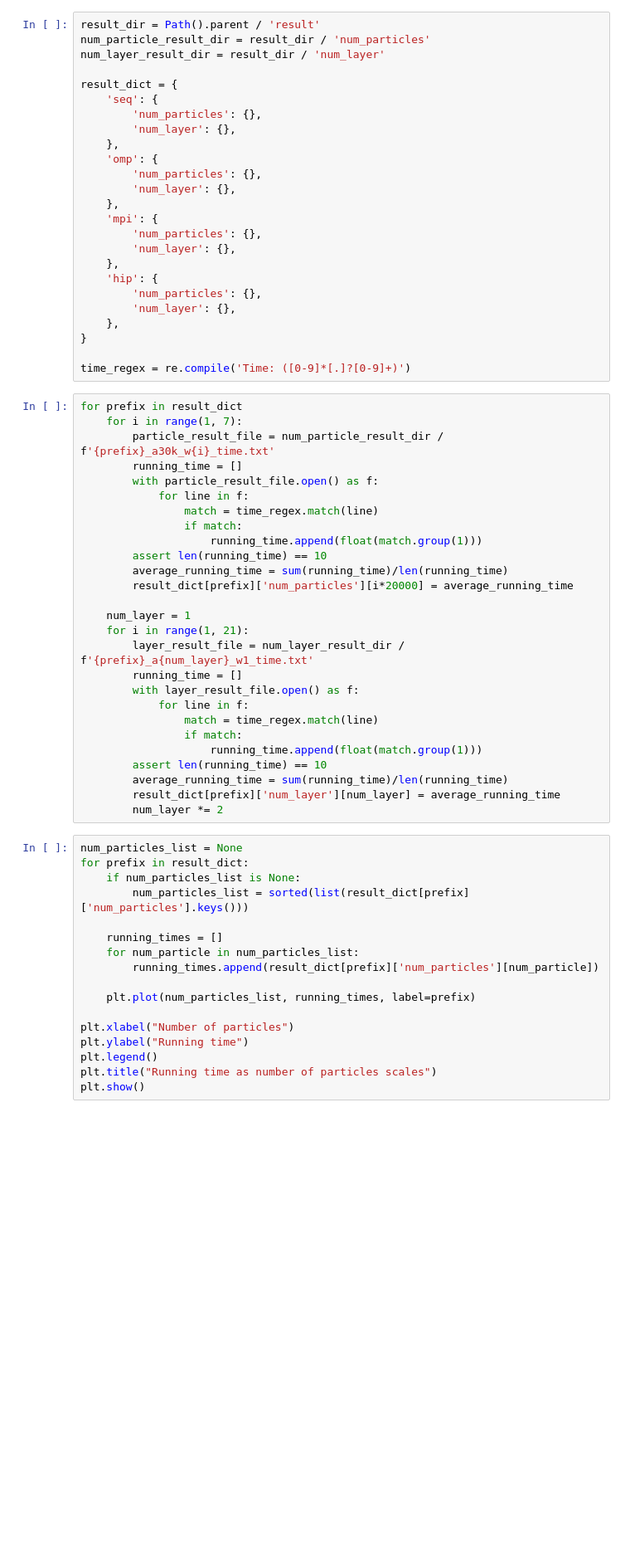
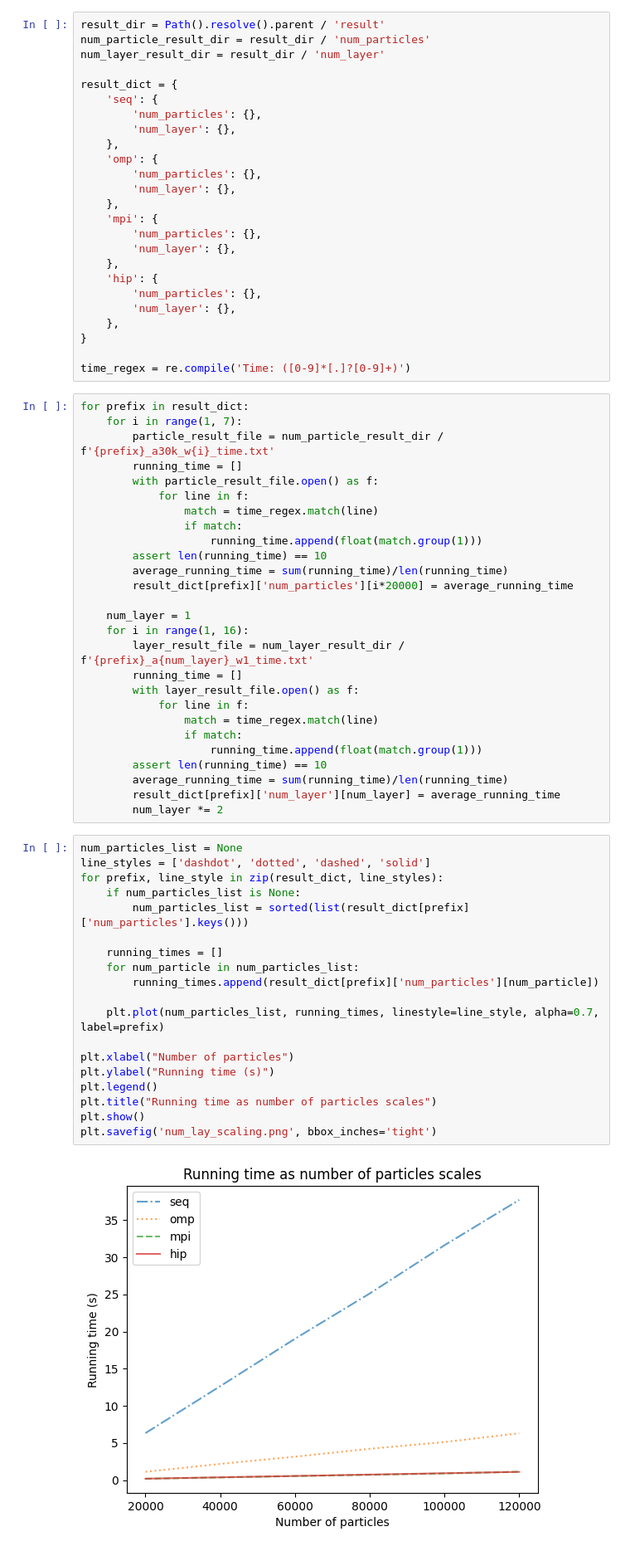
Before and after one commit to chenzimin/pdc_summer_school_project, a Jupyter notebook: notebook/graphs.ipynb, the cells around one changed output. Shown at 83% size. Saved outputs shown, nothing was run; the diff lists cells and outputs as text; blank space fills up the shorter version.

Commit message:
Add the figure notebook

```diff
--- a/notebook/graphs.ipynb
+++ b/notebook/graphs.ipynb
@@ -4,7 +4,7 @@ import re
 from pathlib import Path
 import matplotlib.pyplot as plt
 # %%
-result_dir = Path().parent / 'result'
+result_dir = Path().resolve().parent / 'result'
 num_particle_result_dir = result_dir / 'num_particles'
 num_layer_result_dir = result_dir / 'num_layer'
 
@@ -29,7 +29,7 @@ result_dict = {
 
 time_regex = re.compile('Time: ([0-9]*[.]?[0-9]+)')
 # %%
-for prefix in result_dict
+for prefix in result_dict:
     for i in range(1, 7):
         particle_result_file = num_particle_result_dir / f'{prefix}_a30k_w{i}_time.txt'
         running_time = []
@@ -43,7 +43,7 @@ for prefix in result_dict
         result_dict[prefix]['num_particles'][i*20000] = average_running_time
 
     num_layer = 1
-    for i in range(1, 21):
+    for i in range(1, 16):
         layer_result_file = num_layer_result_dir / f'{prefix}_a{num_layer}_w1_time.txt'
         running_time = []
         with layer_result_file.open() as f:
@@ -57,18 +57,22 @@ for prefix in result_dict
         num_layer *= 2
 # %%
 num_particles_list = None
-for prefix in result_dict:
+line_styles = ['dashdot', 'dotted', 'dashed', 'solid']
+for prefix, line_style in zip(result_dict, line_styles):
     if num_particles_list is None:
         num_particles_list = sorted(list(result_dict[prefix]['num_particles'].keys()))
 
     running_times = []
     for num_particle in num_particles_list:
         running_times.append(result_dict[prefix]['num_particles'][num_particle])
 
-    plt.plot(num_particles_list, running_times, label=prefix)
+    plt.plot(num_particles_list, running_times, linestyle=line_style, alpha=0.7, label=prefix)
 
 plt.xlabel("Number of particles")
-plt.ylabel("Running time")
+plt.ylabel("Running time (s)")
 plt.legend()
 plt.title("Running time as number of particles scales")
 plt.show()
+plt.savefig('num_lay_scaling.png', bbox_inches='tight')
+# %% [output]
+[figure, added]
```
Also changed, not shown: parts of 1 cell of this notebook, 1 other file.
